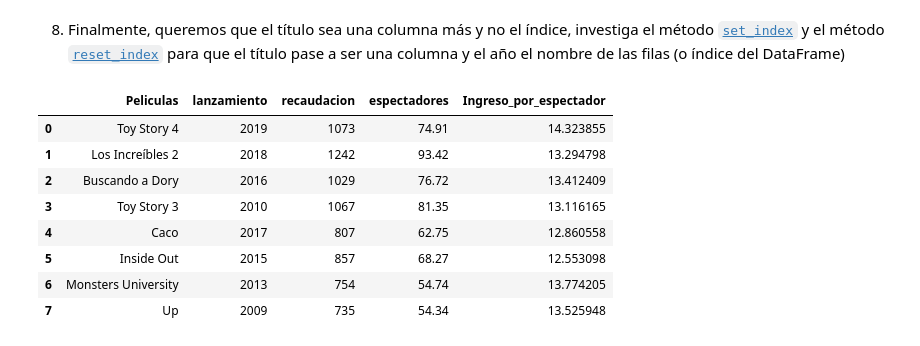
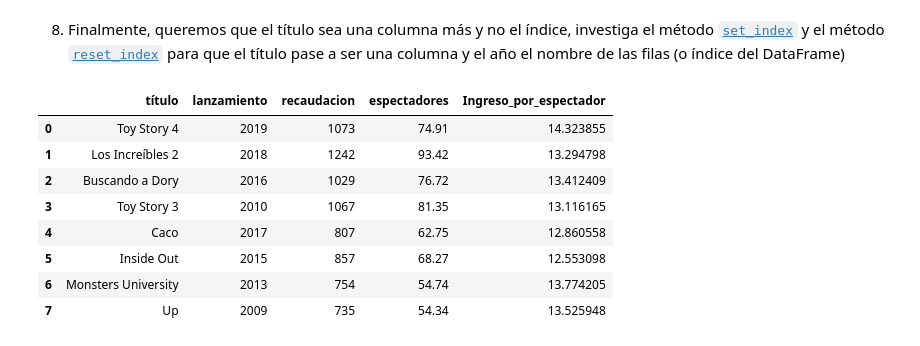
Before and after one commit to IagoG7/ONLINE_DS_THEBRIDGE_IagoGarcia, a Jupyter notebook: Sprint 4/Unidad 1/Práctica obligatoria/18_Practica_Obligatoria_Pandas_I.ipynb, the cells around one changed output. Drawn from its saved outputs; the diff is of its cells as text; code cells hidden in the pictures.

```diff
--- a/Sprint 4/Unidad 1/Práctica obligatoria/18_Practica_Obligatoria_Pandas_I.ipynb
+++ b/Sprint 4/Unidad 1/Práctica obligatoria/18_Practica_Obligatoria_Pandas_I.ipynb
@@ -307,10 +319,10 @@ df_sorted
 # %% [markdown]
 8. Finalmente, queremos que el título sea una columna más y no el índice, investiga el método [`set_index`](https://pandas.pydata.org/docs/reference/api/pandas.DataFrame.set_index.html) y el método [`reset_index`](https://pandas.pydata.org/docs/reference/api/pandas.DataFrame.reset_index.html) para que el título pase a ser una columna y el año el nombre de las filas (o índice del DataFrame)
 # %%
-df_indice =  df.reset_index()
-df_indice.rename(columns = {"index": "Peliculas"})
+df_indice =  df.reset_index(names = "título")
+df_indice
 # %% [output]
-|  | Peliculas | lanzamiento | recaudacion | espectadores | Ingreso_por_espectador |
+|  | título | lanzamiento | recaudacion | espectadores | Ingreso_por_espectador |
 | 0 | Toy Story 4 | 2019 | 1073 | 74.91 | 14.323855 |
 | 1 | Los Increíbles 2 | 2018 | 1242 | 93.42 | 13.294798 |
 | 2 | Buscando a Dory | 2016 | 1029 | 76.72 | 13.412409 |
```
Also changed, not shown: parts of 4 cells of this notebook.
